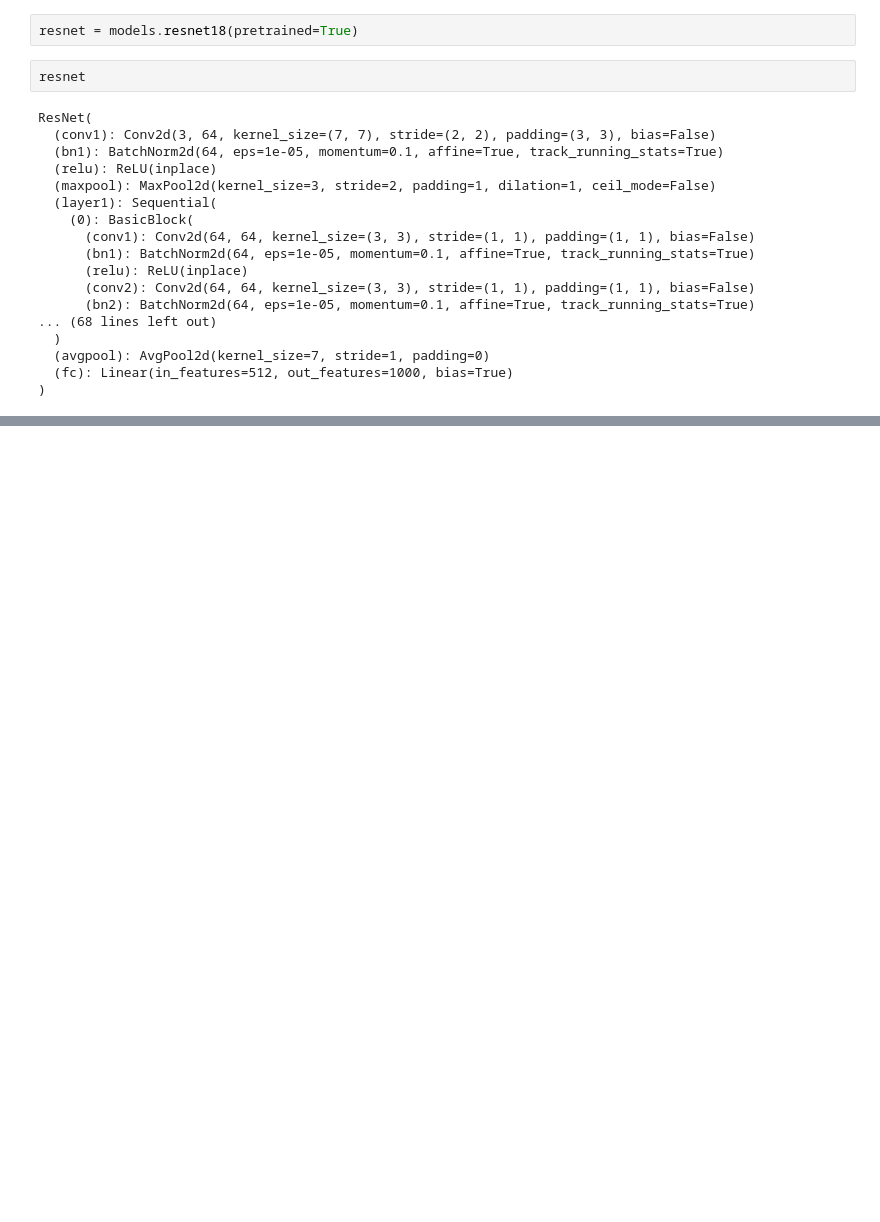
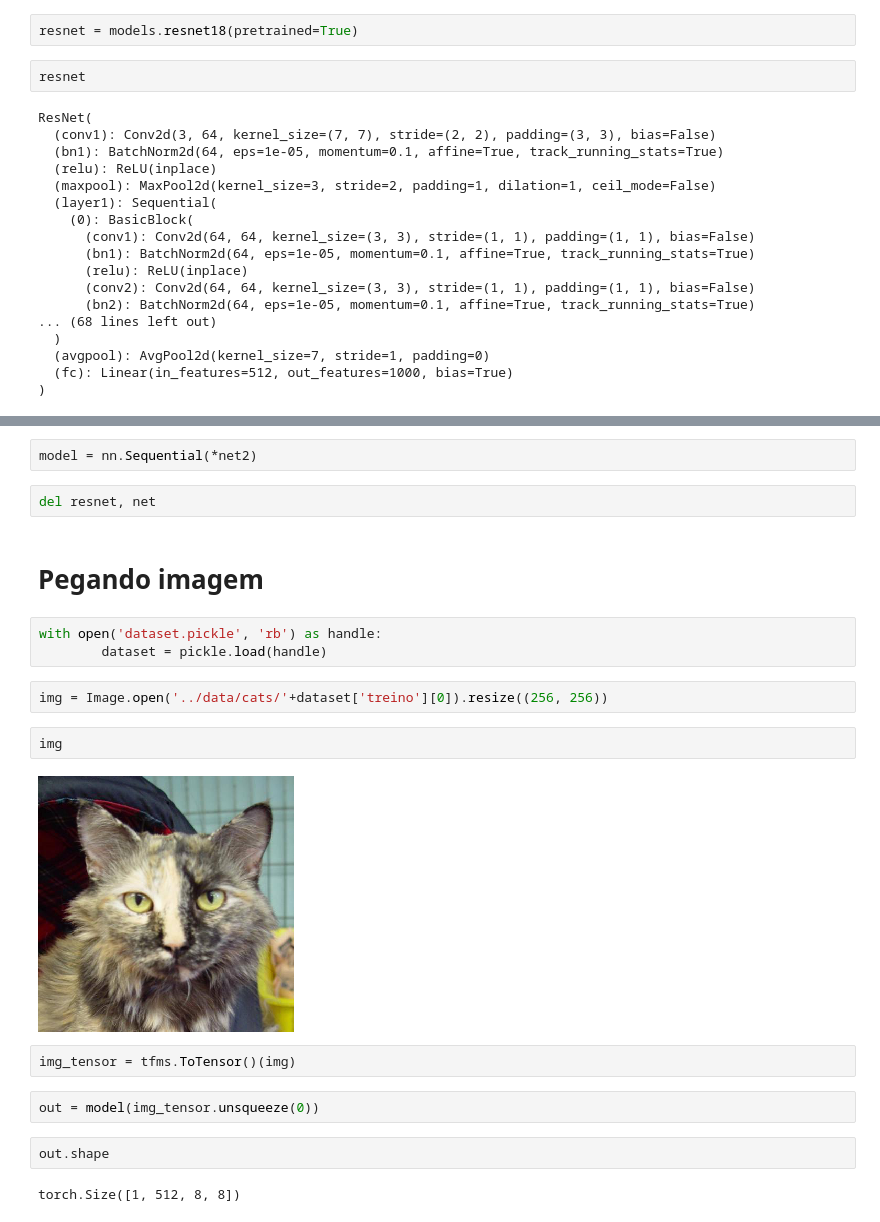
Before and after one commit to israelcamp/AulasPython, a Jupyter notebook: Aula12/Usando transfer learning.ipynb, the cells around one changed output, grey strips where cells are left out. Drawn from its saved outputs; the diff is of its cells as text; blank space fills up the shorter version.

```diff
--- a/Aula12/Usando transfer learning.ipynb
+++ b/Aula12/Usando transfer learning.ipynb
@@ -54,0 +42,23 @@ Sequential(
+# %%
+model = nn.Sequential(*net2)
+# %%
+del resnet, net
+# %% [markdown]
+# Pegando imagem
+# %%
+with open('dataset.pickle', 'rb') as handle:
+        dataset = pickle.load(handle)
+# %%
+img = Image.open('../data/cats/'+dataset['treino'][0]).resize((256, 256))
+# %%
+img
+# %% [output]
+[figure, added]
+# %%
+img_tensor = tfms.ToTensor()(img)
+# %%
+out = model(img_tensor.unsqueeze(0))
+# %%
+out.shape
+# %% [output]
+torch.Size([1, 512, 8, 8])
```
Also changed, not shown: parts of 11 cells of this notebook, 2 other files.
